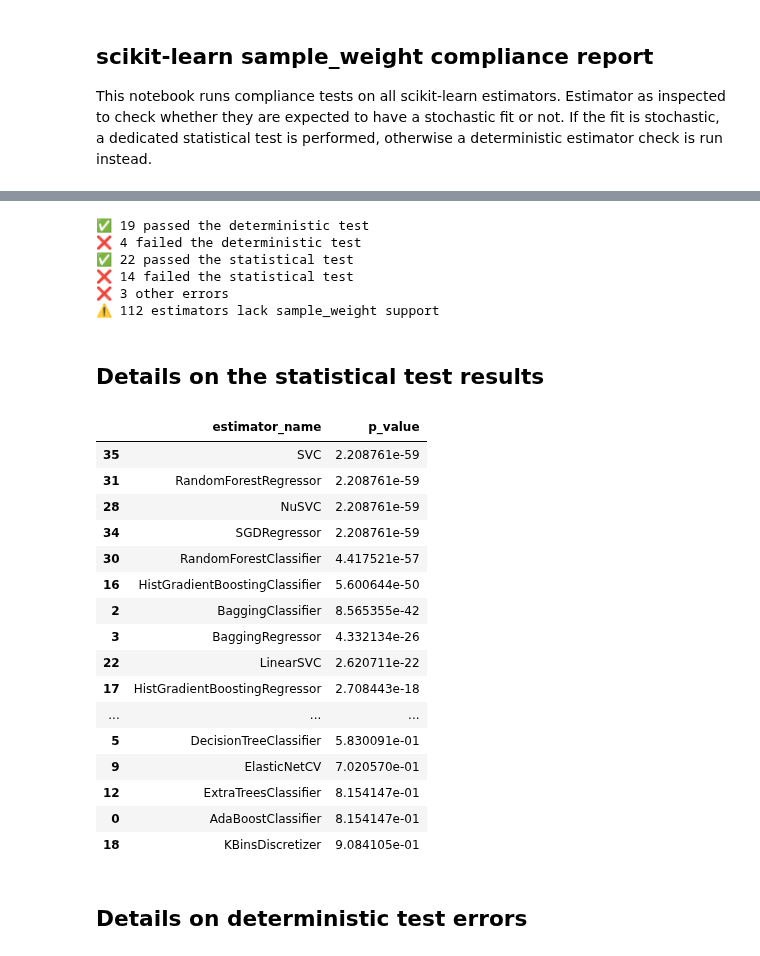
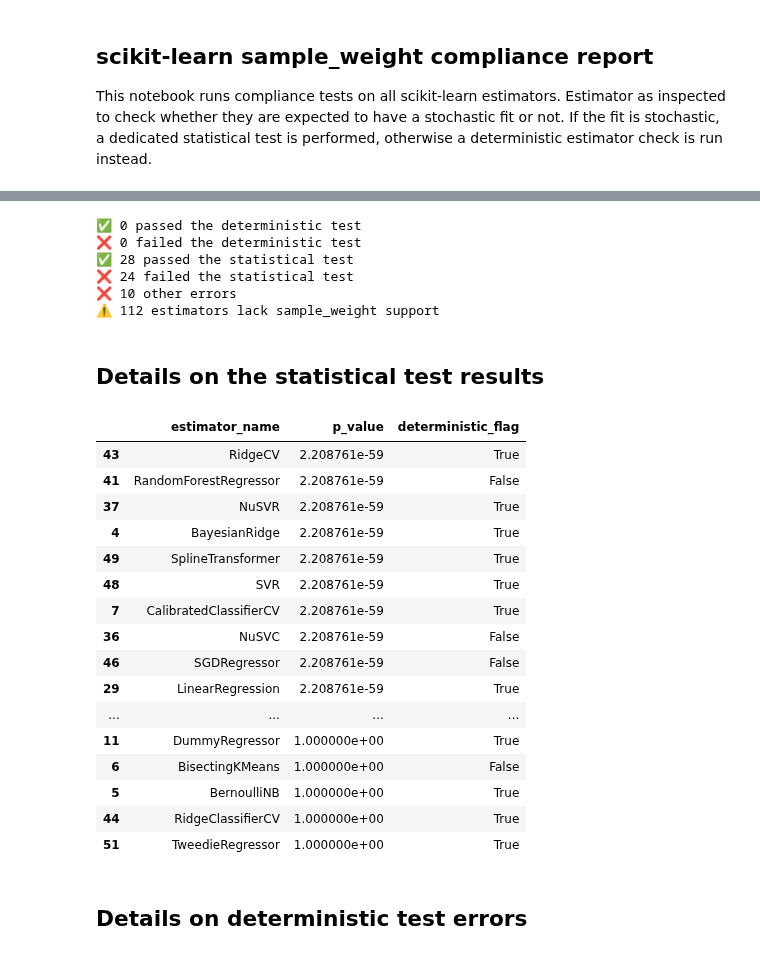
Before and after one commit to snath-xoc/sample-weight-audit-nondet, a Jupyter notebook: reports/sklearn_estimators_sample_weight_audit_report.ipynb, the cells around one changed output, grey strips where cells are left out. Cells and saved outputs as stored; diff of their text form; code cells hidden in the pictures.

Commit message:
update deterministic handling

```diff
--- a/reports/sklearn_estimators_sample_weight_audit_report.ipynb
+++ b/reports/sklearn_estimators_sample_weight_audit_report.ipynb
@@ -88,19 +88,6 @@ for est_name, est_class in all_estimators(
         print(f"⚠ {est_name} failed to instantiate: {e}")
         continue
 
-    if "random_state" not in est.get_params():
-        # TODO: leverage sklearn's PER_ESTIMATOR_CHECKS_PARAMS config to run
-        # this check on valid parametrizations for the deterministic case.
-        try:
-            check_sample_weight_equivalence_on_dense_data(est_name, est)
-            print(f"✅ {est} passed the deterministic check")
-            deterministic_test_results.append((est, None))
-        except Exception as e:
-            print(f"❌ {est} failed the deterministic check")
-            deterministic_test_results.append((est, e))
-        continue
-
-
     print(f"Evaluating {est}")
     try:
         result = check_weighted_repeated_estimator_fit_equivalence(
@@ -202,34 +186,34 @@ print(
 )
 results_df = pd.DataFrame([r.to_dict() for r in statistical_test_results])
 # %% [output]
-✅ 19 passed the deterministic test
-❌ 4 failed the deterministic test
-✅ 22 passed the statistical test
-❌ 14 failed the statistical test
-❌ 3 other errors
+✅ 0 passed the deterministic test
+❌ 0 failed the deterministic test
+✅ 28 passed the statistical test
+❌ 24 failed the statistical test
+❌ 10 other errors
 ⚠ 112 estimators lack sample_weight support
 # %% [markdown]
 ## Details on the statistical test results
 # %%
-results_df.sort_values("p_value")[["estimator_name", "p_value"]]
+results_df.sort_values("p_value")[["estimator_name", "p_value", "deterministic_flag"]]
 # %% [output]
-|  | estimator_name | p_value |
-| 35 | SVC | 2.208761e-59 |
-| 31 | RandomForestRegressor | 2.208761e-59 |
-| 28 | NuSVC | 2.208761e-59 |
-| 34 | SGDRegressor | 2.208761e-59 |
-| 30 | RandomForestClassifier | 4.417521e-57 |
-| 16 | HistGradientBoostingClassifier | 5.600644e-50 |
-| 2 | BaggingClassifier | 8.565355e-42 |
-| 3 | BaggingRegressor | 4.332134e-26 |
-| 22 | LinearSVC | 2.620711e-22 |
-| 17 | HistGradientBoostingRegressor | 2.708443e-18 |
-| ... | ... | ... |
-| 5 | DecisionTreeClassifier | 5.830091e-01 |
-| 9 | ElasticNetCV | 7.020570e-01 |
-| 12 | ExtraTreesClassifier | 8.154147e-01 |
-| 0 | AdaBoostClassifier | 8.154147e-01 |
-| 18 | KBinsDiscretizer | 9.084105e-01 |
+|  | estimator_name | p_value | deterministic_flag |
+| 43 | RidgeCV | 2.208761e-59 | True |
+| 41 | RandomForestRegressor | 2.208761e-59 | False |
+| 37 | NuSVR | 2.208761e-59 | True |
+| 4 | BayesianRidge | 2.208761e-59 | True |
+| 49 | SplineTransformer | 2.208761e-59 | True |
+| 48 | SVR | 2.208761e-59 | True |
+| 7 | CalibratedClassifierCV | 2.208761e-59 | True |
+| 36 | NuSVC | 2.208761e-59 | False |
+| 46 | SGDRegressor | 2.208761e-59 | False |
+| 29 | LinearRegression | 2.208761e-59 | True |
+| ... | ... | ... | ... |
+| 11 | DummyRegressor | 1.000000e+00 | True |
+| 6 | BisectingKMeans | 1.000000e+00 | False |
+| 5 | BernoulliNB | 1.000000e+00 | True |
+| 44 | RidgeClassifierCV | 1.000000e+00 | True |
+| 51 | TweedieRegressor | 1.000000e+00 | True |
 # %% [markdown]
 ## Details on deterministic test errors
 # %%
```
Also changed, not shown: parts of 1 cell of this notebook, 1 other file.
